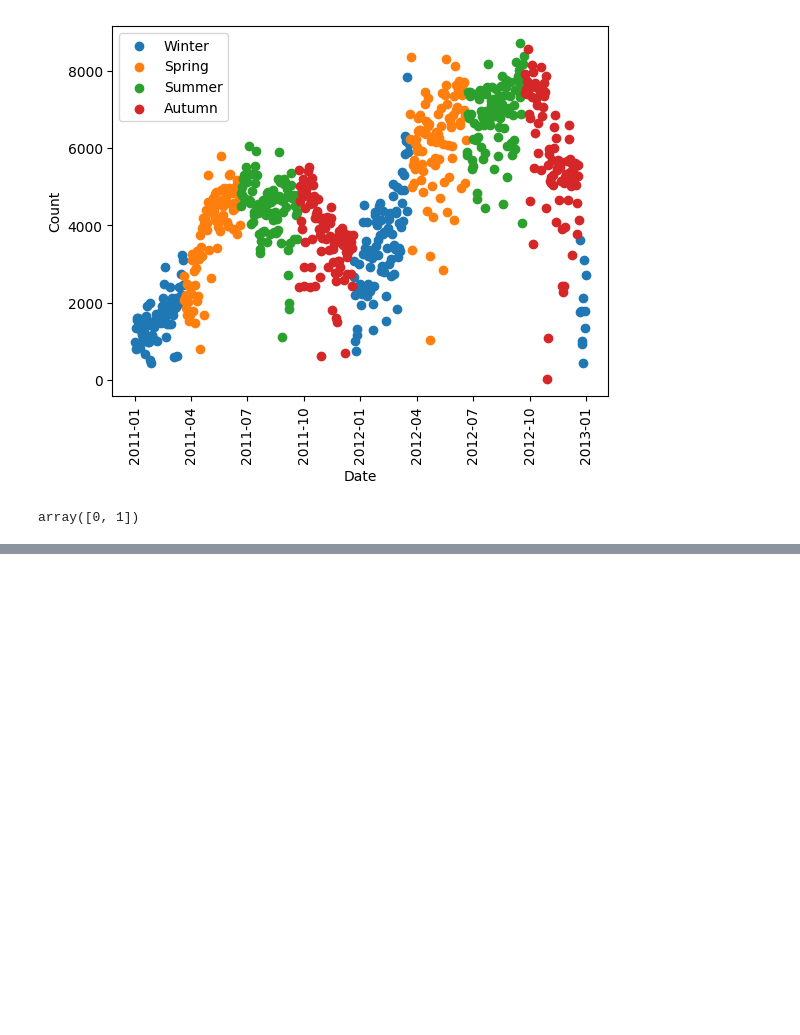
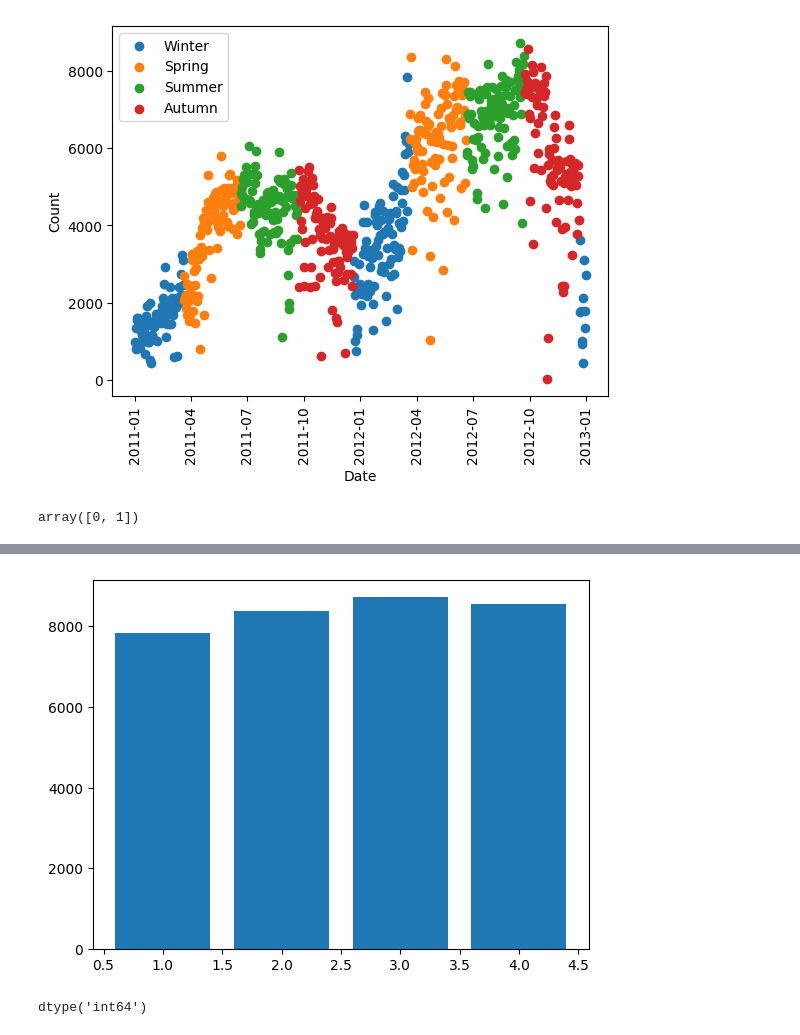
Before and after one commit to ChiragAgrawal12/Project_AU, a Jupyter notebook: Matplotlib/matplotlib.ipynb, the cells around one changed output, grey strips where cells are left out. Saved outputs shown, nothing was run; the diff lists cells and outputs as text; code cells hidden in the pictures; blank space fills up the shorter version.

```diff
--- a/Matplotlib/matplotlib.ipynb
+++ b/Matplotlib/matplotlib.ipynb
@@ -211,0 +221,9 @@ array([0, 1])
+# %%
+plt.bar(day['season'],day['cnt'])
+plt.show()
+# %% [output]
+[figure, added]
+# %%
+day['season'].dtype
+# %% [output]
+dtype('int64')
```
Also changed, not shown: parts of 6 cells of this notebook.
